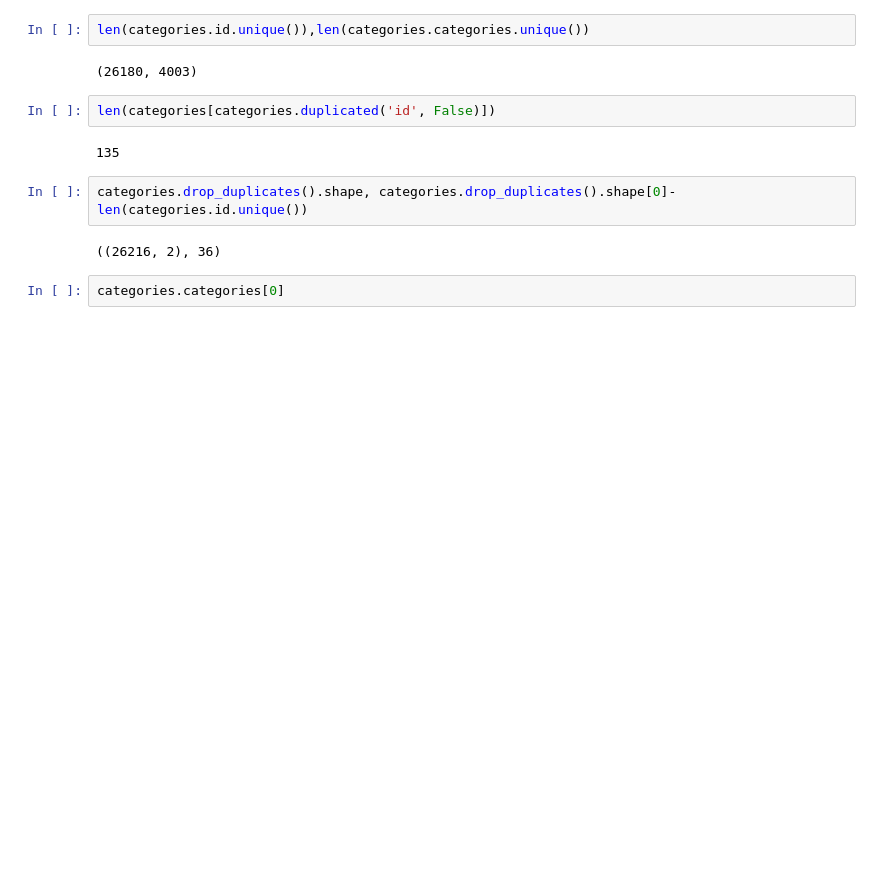
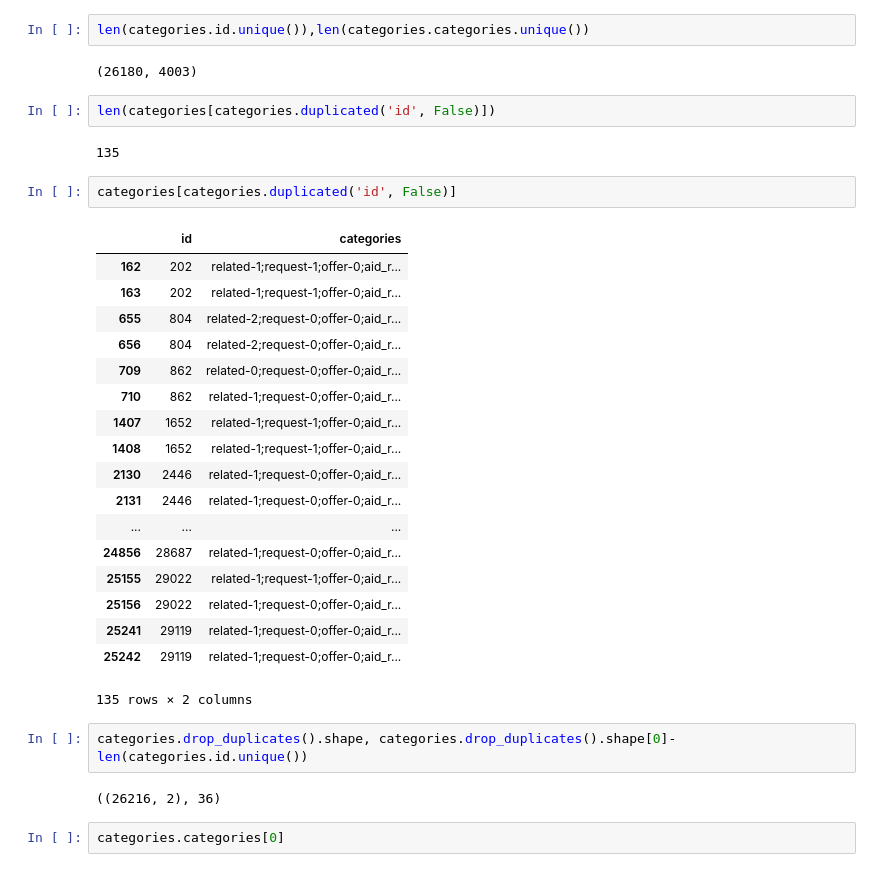
Before and after one commit to chengjiecui/Disaster_Response_Pipelines, a Jupyter notebook: ipynb/ETL Pipeline Preparation.ipynb, the cells around one changed output. Cells and saved outputs as stored; diff of their text form; blank space fills up the shorter version.

```diff
--- a/ipynb/ETL Pipeline Preparation.ipynb
+++ b/ipynb/ETL Pipeline Preparation.ipynb
@@ -81,6 +108,27 @@ len(categories.id.unique()),len(categories.categories.unique())
 len(categories[categories.duplicated('id', False)])
 # %% [output]
 135
+# %%
+categories[categories.duplicated('id', False)]
+# %% [output]
+|  | id | categories |
+| 162 | 202 | related-1;request-1;offer-0;aid_r... |
+| 163 | 202 | related-1;request-1;offer-0;aid_r... |
+| 655 | 804 | related-2;request-0;offer-0;aid_r... |
+| 656 | 804 | related-2;request-0;offer-0;aid_r... |
+| 709 | 862 | related-0;request-0;offer-0;aid_r... |
+| 710 | 862 | related-1;request-0;offer-0;aid_r... |
+| 1407 | 1652 | related-1;request-1;offer-0;aid_r... |
+| 1408 | 1652 | related-1;request-1;offer-0;aid_r... |
+| 2130 | 2446 | related-1;request-0;offer-0;aid_r... |
+| 2131 | 2446 | related-1;request-0;offer-0;aid_r... |
+| ... | ... | ... |
+| 24856 | 28687 | related-1;request-0;offer-0;aid_r... |
+| 25155 | 29022 | related-1;request-1;offer-0;aid_r... |
+| 25156 | 29022 | related-1;request-0;offer-0;aid_r... |
+| 25241 | 29119 | related-1;request-0;offer-0;aid_r... |
+| 25242 | 29119 | related-1;request-0;offer-0;aid_r... |
+135 rows × 2 columns
 # %%
 categories.drop_duplicates().shape, categories.drop_duplicates().shape[0]-len(categories.id.unique())
 # %% [output]
```
Also changed, not shown: parts of 13 cells of this notebook, 1 other file.
